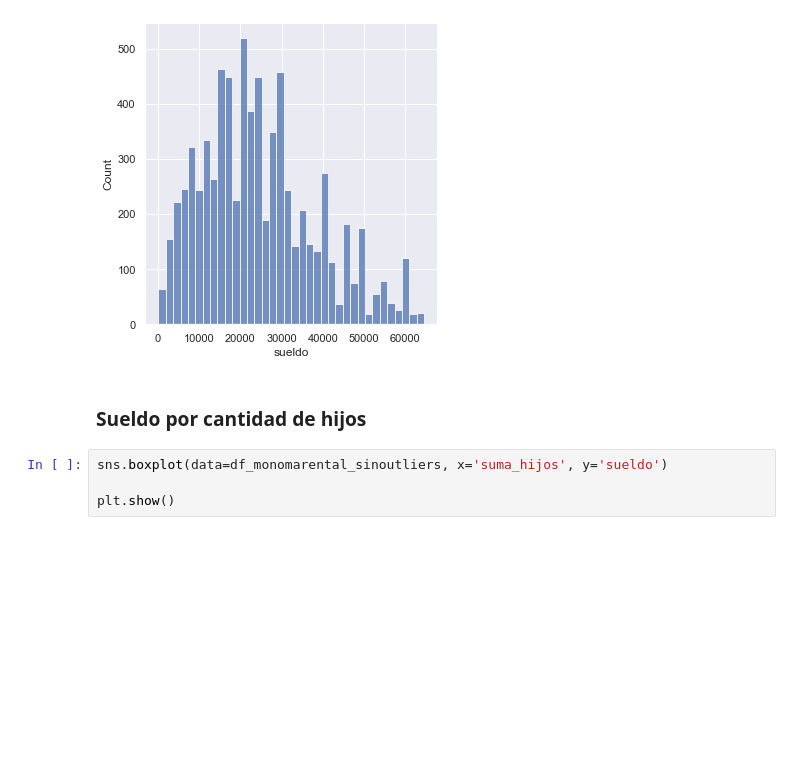
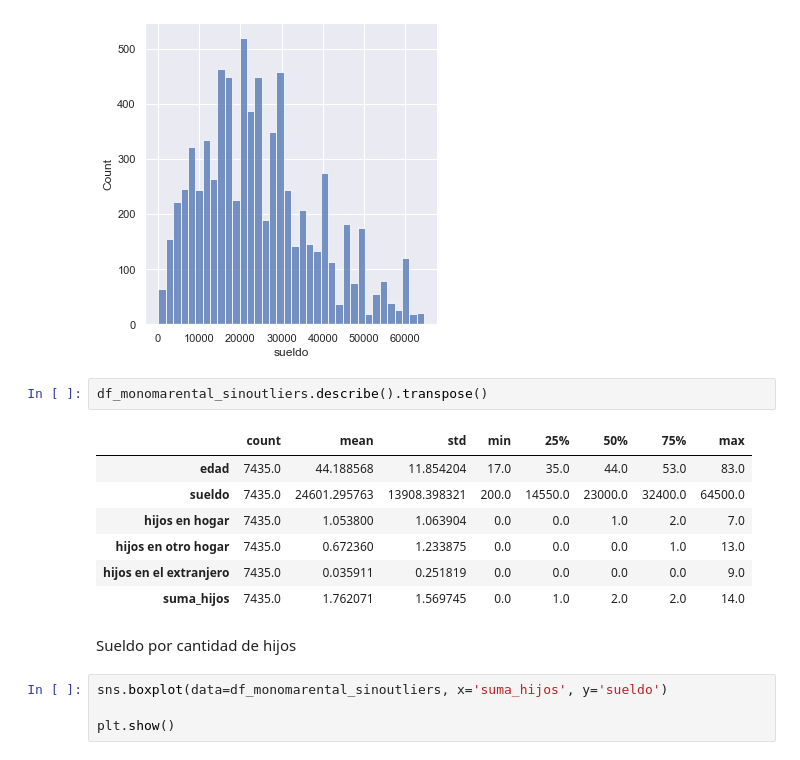
Before and after one commit to anicolon/coder_proyecto, a Jupyter notebook: ECH_2019/primera_entrega_wrangling.ipynb, the cells around one changed output. Saved outputs shown, nothing was run; the diff lists cells and outputs as text; blank space fills up the shorter version.

```diff
--- a/ECH_2019/primera_entrega_wrangling.ipynb
+++ b/ECH_2019/primera_entrega_wrangling.ipynb
@@ -466,8 +459,18 @@ sns.displot(df_monomarental_sinoutliers['sueldo'])
 # %% [output]
 <seaborn.axisgrid.FacetGrid at 0x...>
 [figure]
+# %%
+df_monomarental_sinoutliers.describe().transpose()
+# %% [output]
+|  | count | mean | std | min | 25% | 50% | 75% | max |
+| edad | 7435.0 | 44.188568 | 11.854204 | 17.0 | 35.0 | 44.0 | 53.0 | 83.0 |
+| sueldo | 7435.0 | 24601.295763 | 13908.398321 | 200.0 | 14550.0 | 23000.0 | 32400.0 | 64500.0 |
+| hijos en hogar | 7435.0 | 1.053800 | 1.063904 | 0.0 | 0.0 | 1.0 | 2.0 | 7.0 |
+| hijos en otro hogar | 7435.0 | 0.672360 | 1.233875 | 0.0 | 0.0 | 0.0 | 1.0 | 13.0 |
+| hijos en el extranjero | 7435.0 | 0.035911 | 0.251819 | 0.0 | 0.0 | 0.0 | 0.0 | 9.0 |
+| suma_hijos | 7435.0 | 1.762071 | 1.569745 | 0.0 | 1.0 | 2.0 | 2.0 | 14.0 |
 # %% [markdown]
-### Sueldo por cantidad de hijos
+Sueldo por cantidad de hijos
 # %%
 sns.boxplot(data=df_monomarental_sinoutliers, x='suma_hijos', y='sueldo')
 
```
Also changed, not shown: parts of 11 cells of this notebook.
